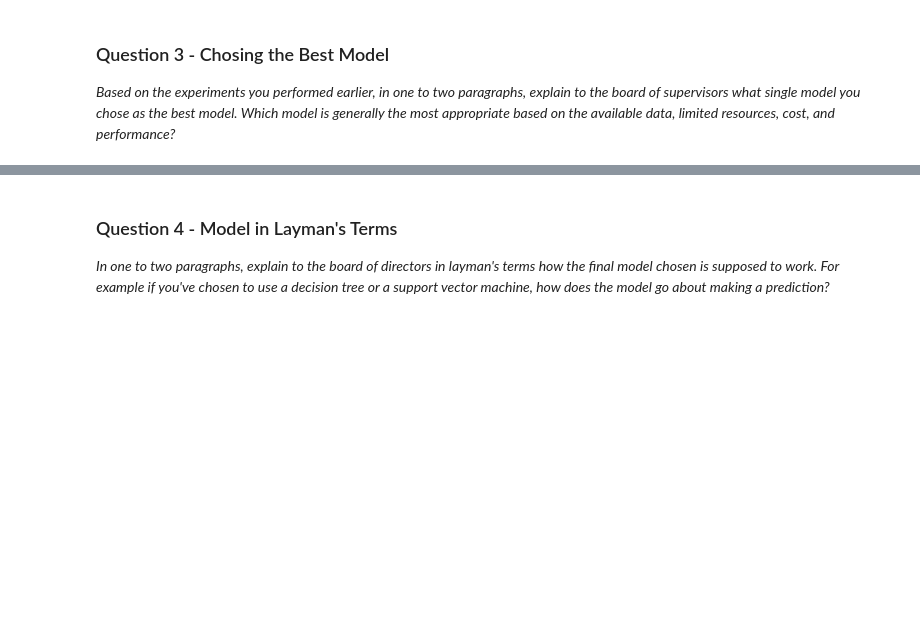
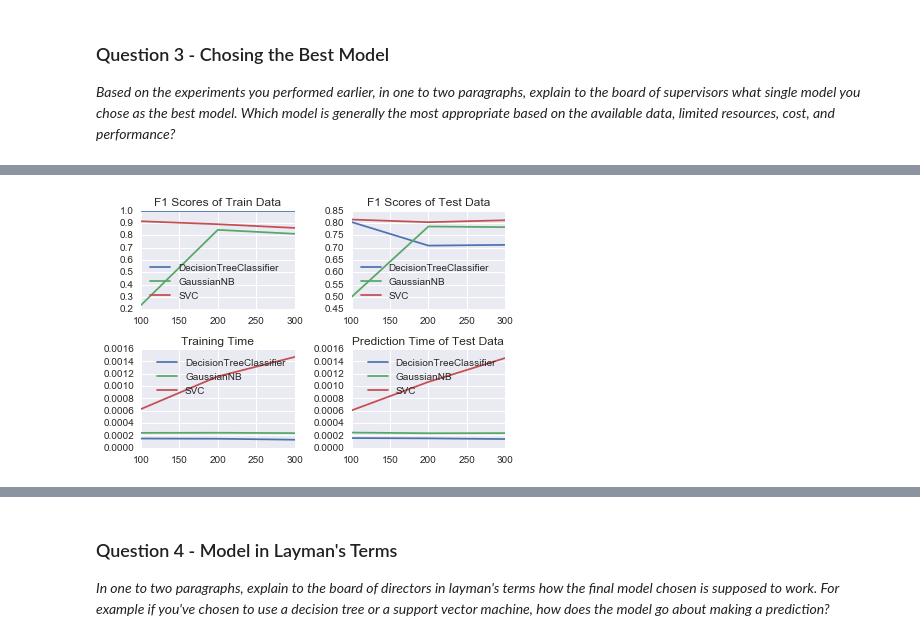
Before and after one commit to ibowen/Machine-Learning-Engineer-Nanodegree, a Jupyter notebook: student_intervention/student_intervention.ipynb, the cells around one changed output, grey strips where cells are left out. Drawn from its saved outputs; the diff is of its cells as text; code cells hidden in the pictures; blank space fills up the shorter version.

```diff
--- a/student_intervention/student_intervention.ipynb
+++ b/student_intervention/student_intervention.ipynb
@@ -401,0 +386,10 @@ F1 score for test set: 0.8105.
+# %%
+# record the computation time and f1 scores into a dictionary
+results = {}
+for clf in [clf_A, clf_B, clf_C]:
+    key = clf.__class__.__name__
+    classifier = []
+    print "\n{}: \n".format(key)
+    for n in [100, 200, 300]:
+        classifier.append(train_predict(clf, X_train[:n], y_train[:n], X_test, y_test))
+    results[key] = pd.DataFrame(classifier, columns=['train_time', 'pred_train_time', 'pred_test_time', 'f1_train', 'f1_test'])
@@ -436,0 +451,9 @@ In this final section, you will choose from the three supervised learning models
+# %%
+# training times for three models
+pred_train_time = pd.concat([results['DecisionTreeClassifier']['train_time'], results['GaussianNB']['train_time'], results['SVC']['train_time']], axis=1)
+# prediction time for three models
+pred_train_time = pd.concat([results['DecisionTreeClassifier']['pred_test_time'], results['GaussianNB']['pred_test_time'], results['SVC']['pred_test_time']], axis=1)
+# train f1 scores for three models
+f1_train = pd.concat([results['DecisionTreeClassifier']['f1_train'], results['GaussianNB']['f1_train'], results['SVC']['f1_train']], axis=1)
+# test f1 scores for three models
+f1_test = pd.concat([results['DecisionTreeClassifier']['f1_test'], results['GaussianNB']['f1_test'], results['SVC']['f1_test']], axis=1)
@@ -436,0 +485,27 @@ In this final section, you will choose from the three supervised learning models
+# %%
+fig = plt.figure()
+
+ax1 = fig.add_subplot(221)
+ax1.plot(f1_train.index, f1_train)
+ax1.legend(f1_train.columns, loc=0)
+ax1.set_title('F1 Scores of Train Data')
+
+ax2 = fig.add_subplot(222)
+ax2.plot(f1_test.index, f1_test)
+ax2.legend(f1_test.columns, loc=0)
+ax2.set_title('F1 Scores of Test Data')
+
+ax3 = fig.add_subplot(223)
+ax3.plot(pred_train_time.index, pred_train_time)
+ax3.legend(pred_train_time.columns, loc=0)
+ax3.set_title('Training Time')
+
+ax4 = fig.add_subplot(224)
+ax4.plot(pred_test_time.index, pred_test_time)
+ax4.legend(pred_test_time.columns, loc=0)
+ax4.set_title('Prediction Time of Test Data')
+
+plt.tight_layout()
+plt.show()
+# %% [output]
+[figure, added]
```
Also changed, not shown: parts of 24 cells of this notebook, 1 other file.
